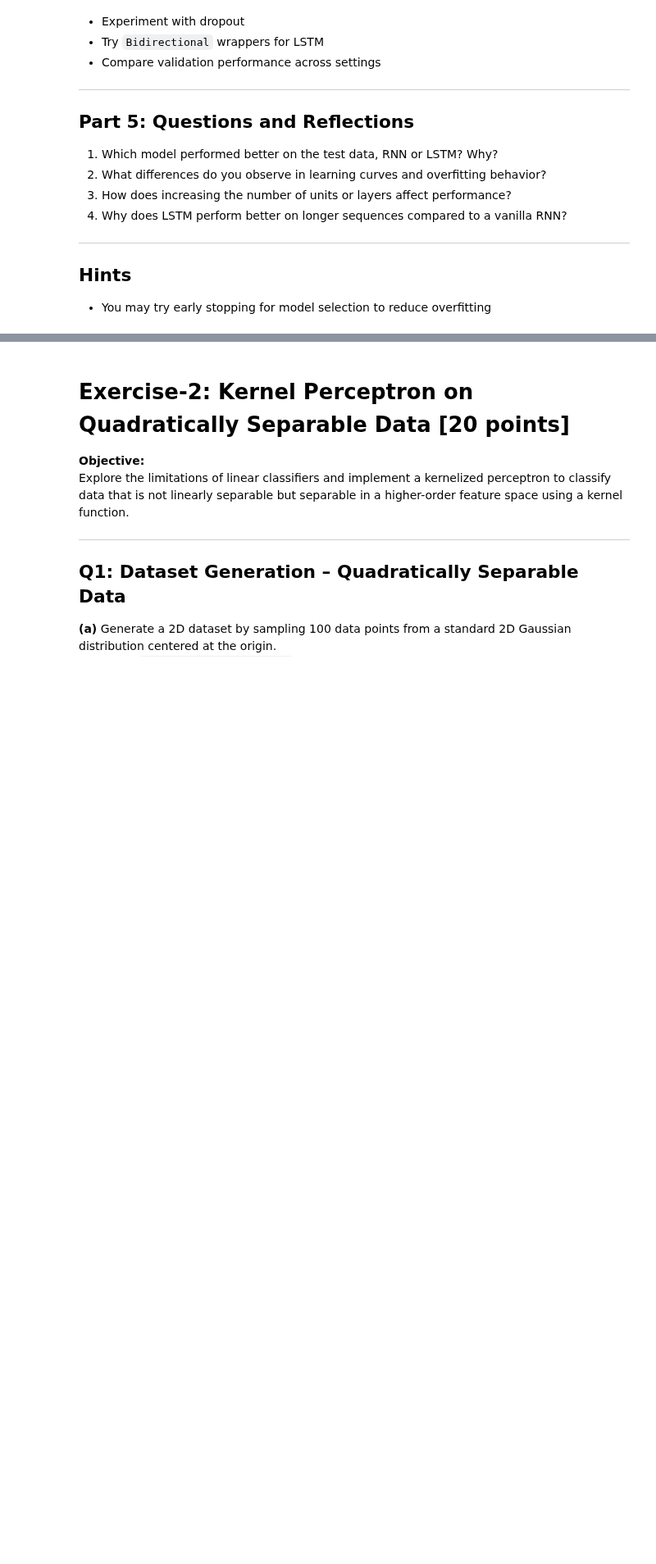
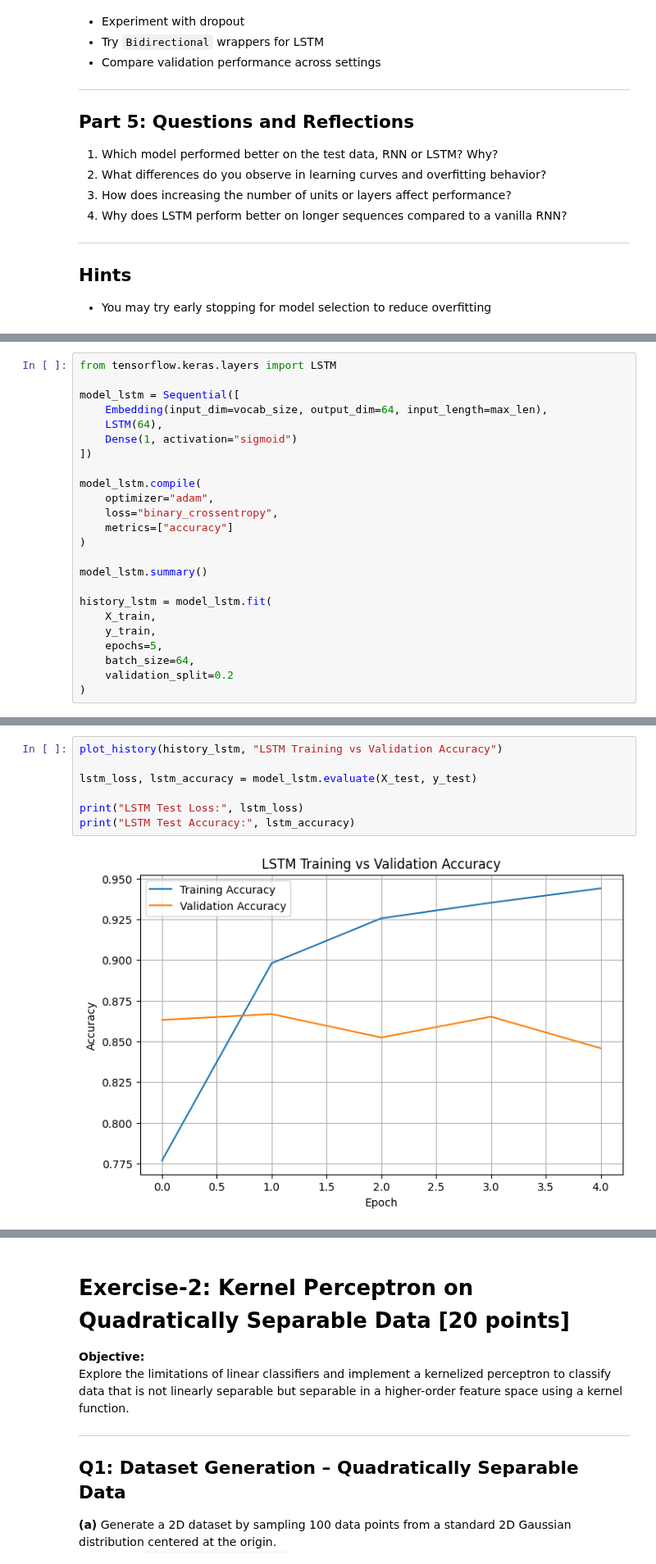
Before and after one commit to dsmith513/homework, a Jupyter notebook: cs412/hw5/RNN-LSTM.ipynb, the cells around one changed output, grey strips where cells are left out. Shown at 82% size. Saved outputs shown, nothing was run; the diff lists cells and outputs as text; blank space fills up the shorter version.

```diff
--- a/cs412/hw5/RNN-LSTM.ipynb
+++ b/cs412/hw5/RNN-LSTM.ipynb
@@ -102,0 +211,24 @@ history_lstm = model_lstm.fit(X_train, y_train, epochs=5, batch_size=64, validat
+# %%
+from tensorflow.keras.layers import LSTM
+
+model_lstm = Sequential([
+    Embedding(input_dim=vocab_size, output_dim=64, input_length=max_len),
+    LSTM(64),
+    Dense(1, activation="sigmoid")
+])
+
+model_lstm.compile(
+    optimizer="adam",
+    loss="binary_crossentropy",
+    metrics=["accuracy"]
+)
+
+model_lstm.summary()
+
+history_lstm = model_lstm.fit(
+    X_train,
+    y_train,
+    epochs=5,
+    batch_size=64,
+    validation_split=0.2
+)
@@ -102,0 +259,9 @@ history_lstm = model_lstm.fit(X_train, y_train, epochs=5, batch_size=64, validat
+# %%
+plot_history(history_lstm, "LSTM Training vs Validation Accuracy")
+
+lstm_loss, lstm_accuracy = model_lstm.evaluate(X_test, y_test)
+
+print("LSTM Test Loss:", lstm_loss)
+print("LSTM Test Accuracy:", lstm_accuracy)
+# %% [output]
+[figure, added]
```
Also changed, not shown: parts of 25 cells of this notebook, 3 other files.
